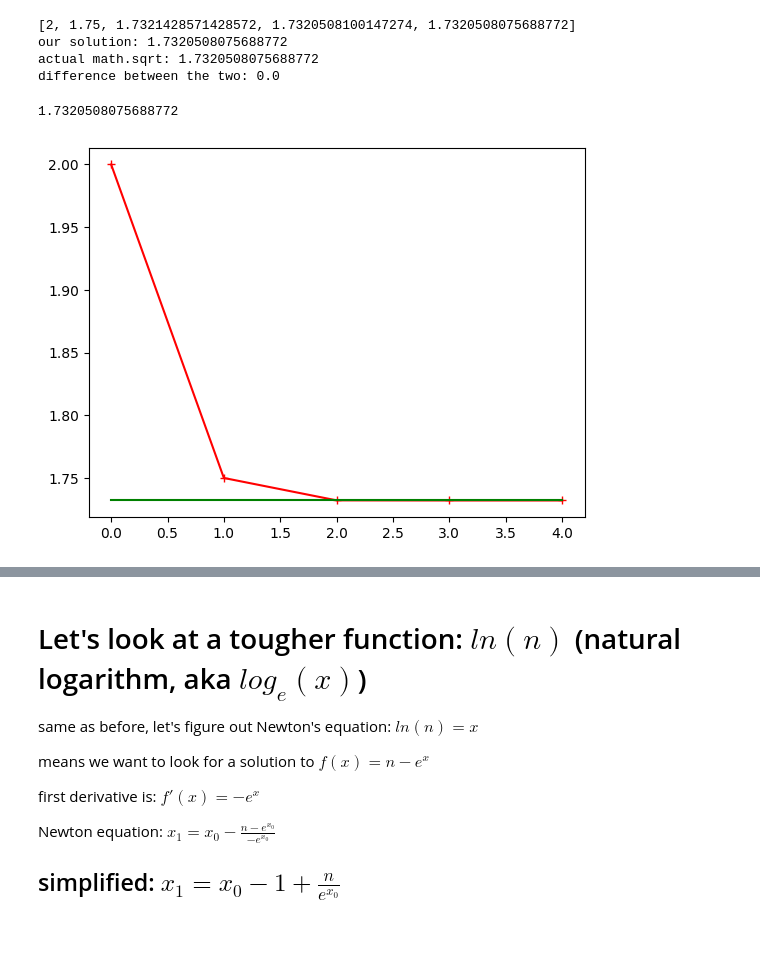
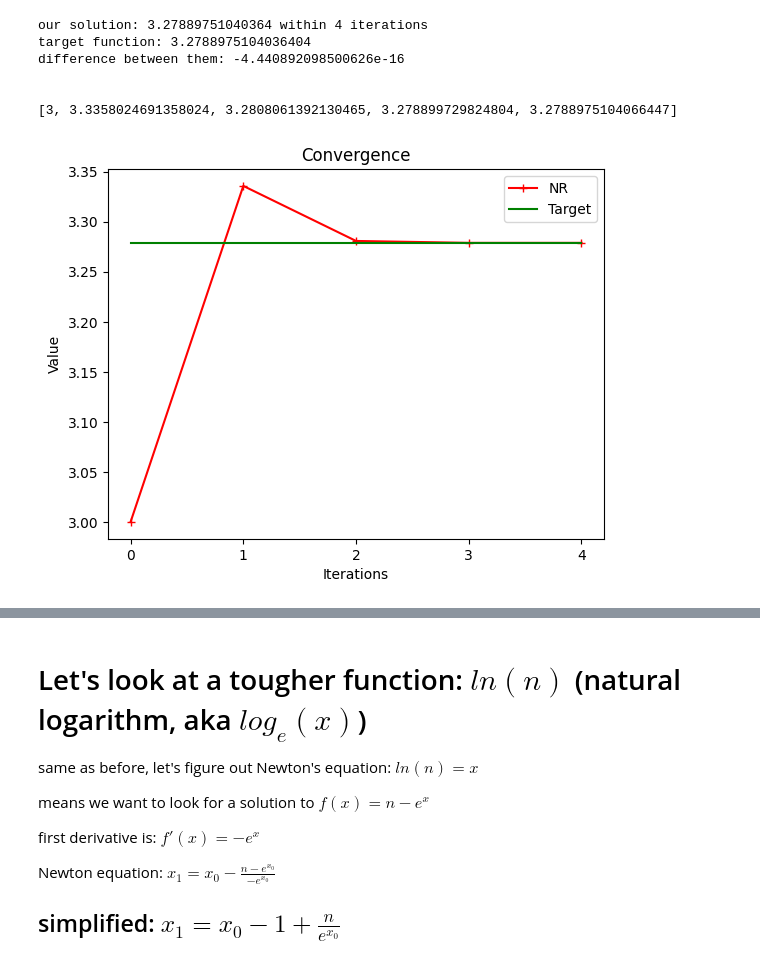
Before and after one commit to agvaniya/jupyter, a Jupyter notebook: newton_method.ipynb, the cells around one changed output, grey strips where cells are left out. Drawn from its saved outputs; the diff is of its cells as text; code cells hidden in the pictures; blank space fills up the shorter version.

```diff
--- a/newton_method.ipynb
+++ b/newton_method.ipynb
@@ -32,16 +104,19 @@ f = lambda x,n: x - 0.5*(x - n/x)
 # %%
-n = 3
-x = 2
-num_iterations = 4
+# the number which we are putting under fifth root:
+n = 379
+# the initial guess - what we think is close to the result
+x = 3
-# %%
-newton_raphson(n,x,num_iterations, f, sqrt)
-# %% [output]
-[2, 1.75, 1.7321428571428572, 1.7320508100147274, 1.7320508075688772]
-our solution: 1.7320508075688772
-actual math.sqrt: 1.7320508075688772
-difference between the two: 0.0
-1.7320508075688772
-[figure, removed]
+# %%
+r, it, rr = newton_raphson(n,x,f2)
+plot_res(r, it, rr, lambda x:x**0.2)
+# %% [output]
+our solution: 3.27889751040364 within 4 iterations
+target function: 3.2788975104036404
+difference between them: -4.440892098500626e-16
+
+
+[3, 3.3358024691358024, 3.2808061392130465, 3.278899729824804, 3.2788975104066447]
+[figure, added]
 # %% [markdown]
 ## The initial guess we give is meaningful in terms of the amount of iterations
 
```
Also changed, not shown: parts of 22 cells of this notebook, 1 other file.
